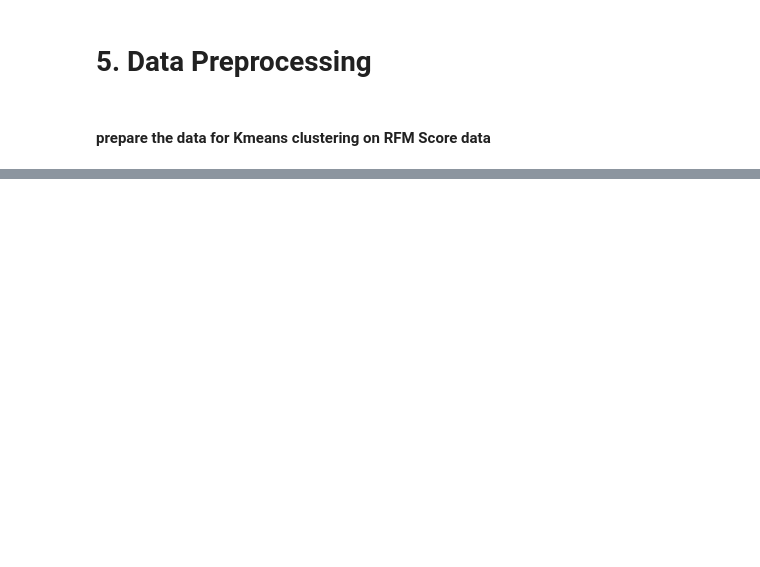
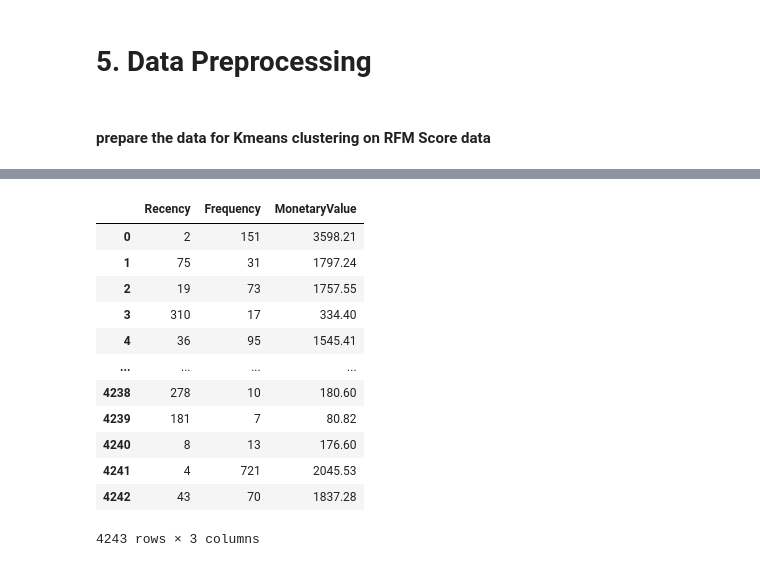
Before and after one commit to vannda21/customer_segmentaion, a Jupyter notebook: Customer_seg.ipynb, the cells around one changed output, grey strips where cells are left out. Cells and saved outputs as stored; diff of their text form; code cells hidden in the pictures; blank space fills up the shorter version.

```diff
--- a/Customer_seg.ipynb
+++ b/Customer_seg.ipynb
@@ -945,6 +1004,22 @@ data = data.drop([4239, 1031, 752, 207, 165])
 data.reset_index(drop=True,inplace=True)
 # %%
 raw_data = data[['Recency','Frequency','MonetaryValue']]
+# %%
+raw_data
+# %% [output]
+|  | Recency | Frequency | MonetaryValue |
+| 0 | 2 | 151 | 3598.21 |
+| 1 | 75 | 31 | 1797.24 |
+| 2 | 19 | 73 | 1757.55 |
+| 3 | 310 | 17 | 334.40 |
+| 4 | 36 | 95 | 1545.41 |
+| ... | ... | ... | ... |
+| 4238 | 278 | 10 | 180.60 |
+| 4239 | 181 | 7 | 80.82 |
+| 4240 | 8 | 13 | 176.60 |
+| 4241 | 4 | 721 | 2045.53 |
+| 4242 | 43 | 70 | 1837.28 |
+4243 rows × 3 columns
 # %%
 # Unskew the data
 data_log = np.log(raw_data)
```
Also changed, not shown: parts of 28 cells of this notebook.
